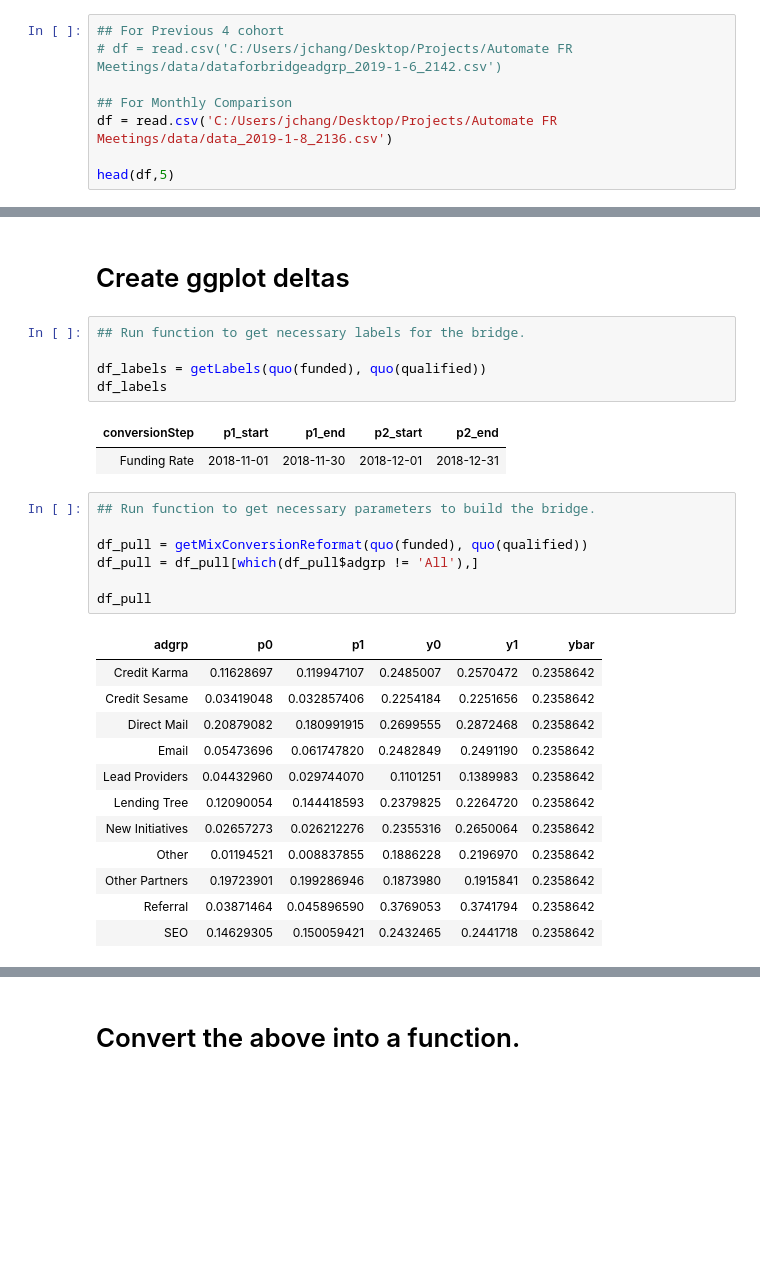
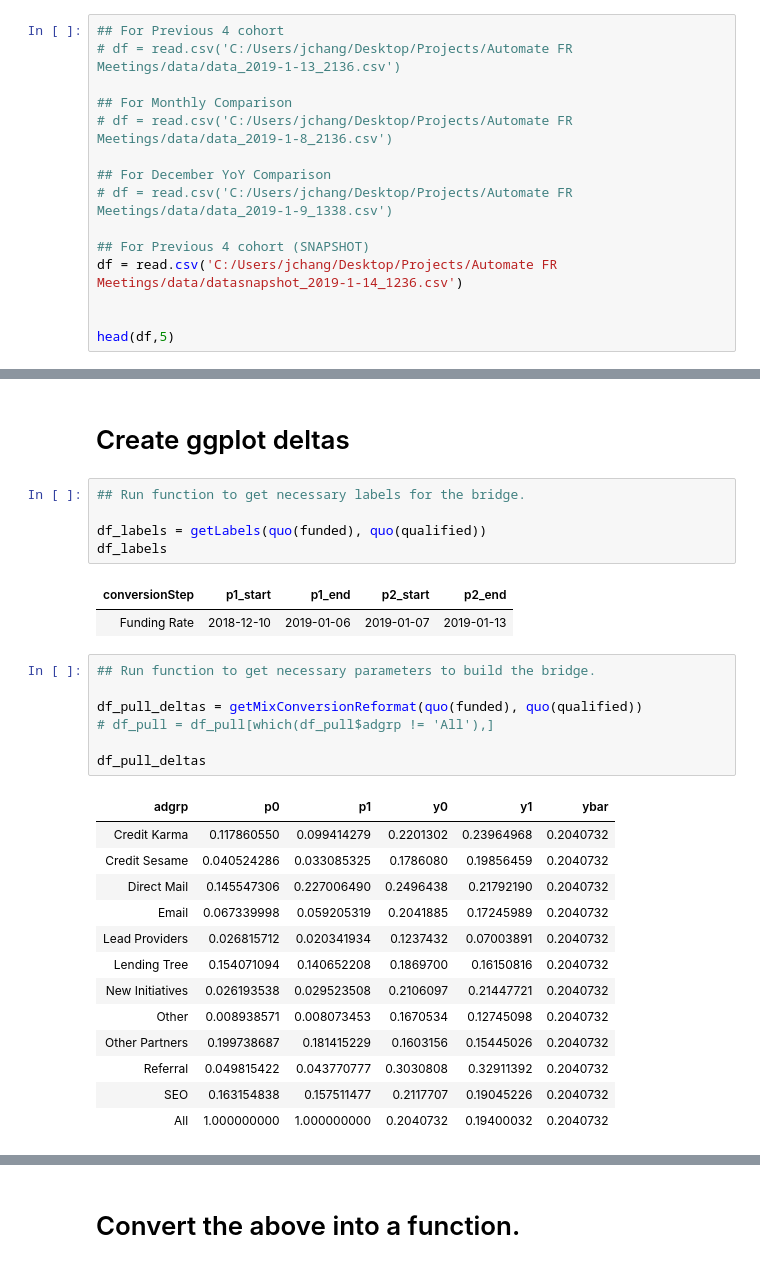
Before and after one commit to jasonchang2018/automate-fr-meeting, a Jupyter notebook: preprocessing/get-data-for-funnel-adgrps-bridge.ipynb, the cells around one changed output, grey strips where cells are left out. Cells and saved outputs as stored; diff of their text form; blank space fills up the shorter version.

```diff
--- a/preprocessing/get-data-for-funnel-adgrps-bridge.ipynb
+++ b/preprocessing/get-data-for-funnel-adgrps-bridge.ipynb
@@ -65,10 +65,17 @@ checkReportingConnection = function() {
 # Import Data
 # %%
 ## For Previous 4 cohort
-# df = read.csv('C:/Users/jchang/Desktop/Projects/Automate FR Meetings/data/dataforbridgeadgrp_2019-1-6_2142.csv')
+# df = read.csv('C:/Users/jchang/Desktop/Projects/Automate FR Meetings/data/data_2019-1-13_2136.csv')
 
 ## For Monthly Comparison
-df = read.csv('C:/Users/jchang/Desktop/Projects/Automate FR Meetings/data/data_2019-1-8_2136.csv')
+# df = read.csv('C:/Users/jchang/Desktop/Projects/Automate FR Meetings/data/data_2019-1-8_2136.csv')
+
+## For December YoY Comparison
+# df = read.csv('C:/Users/jchang/Desktop/Projects/Automate FR Meetings/data/data_2019-1-9_1338.csv')
+
+## For Previous 4 cohort (SNAPSHOT)
+df = read.csv('C:/Users/jchang/Desktop/Projects/Automate FR Meetings/data/datasnapshot_2019-1-14_1236.csv')
+
 
 head(df,5)
 # %% [output]
@@ -731,27 +738,28 @@ df_labels = getLabels(quo(funded), quo(qualified))
 df_labels
 # %% [output]
 | conversionStep | p1_start | p1_end | p2_start | p2_end |
-| Funding Rate | 2018-11-01 | 2018-11-30 | 2018-12-01 | 2018-12-31 |
+| Funding Rate | 2018-12-10 | 2019-01-06 | 2019-01-07 | 2019-01-13 |
 # %%
 ## Run function to get necessary parameters to build the bridge.
 
-df_pull = getMixConversionReformat(quo(funded), quo(qualified))
-df_pull = df_pull[which(df_pull$adgrp != 'All'),]
+df_pull_deltas = getMixConversionReformat(quo(funded), quo(qualified))
+# df_pull = df_pull[which(df_pull$adgrp != 'All'),]
 
-df_pull
+df_pull_deltas
 # %% [output]
 | adgrp | p0 | p1 | y0 | y1 | ybar |
-| Credit Karma | 0.11628697 | 0.119947107 | 0.2485007 | 0.2570472 | 0.2358642 |
-| Credit Sesame | 0.03419048 | 0.032857406 | 0.2254184 | 0.2251656 | 0.2358642 |
-| Direct Mail | 0.20879082 | 0.180991915 | 0.2699555 | 0.2872468 | 0.2358642 |
-| Email | 0.05473696 | 0.061747820 | 0.2482849 | 0.2491190 | 0.2358642 |
-| Lead Providers | 0.04432960 | 0.029744070 | 0.1101251 | 0.1389983 | 0.2358642 |
-| Lending Tree | 0.12090054 | 0.144418593 | 0.2379825 | 0.2264720 | 0.2358642 |
-| New Initiatives | 0.02657273 | 0.026212276 | 0.2355316 | 0.2650064 | 0.2358642 |
-| Other | 0.01194521 | 0.008837855 | 0.1886228 | 0.2196970 | 0.2358642 |
-| Other Partners | 0.19723901 | 0.199286946 | 0.1873980 | 0.1915841 | 0.2358642 |
-| Referral | 0.03871464 | 0.045896590 | 0.3769053 | 0.3741794 | 0.2358642 |
-| SEO | 0.14629305 | 0.150059421 | 0.2432465 | 0.2441718 | 0.2358642 |
+| Credit Karma | 0.117860550 | 0.099414279 | 0.2201302 | 0.23964968 | 0.2040732 |
+| Credit Sesame | 0.040524286 | 0.033085325 | 0.1786080 | 0.19856459 | 0.2040732 |
+| Direct Mail | 0.145547306 | 0.227006490 | 0.2496438 | 0.21792190 | 0.2040732 |
+| Email | 0.067339998 | 0.059205319 | 0.2041885 | 0.17245989 | 0.2040732 |
+| Lead Providers | 0.026815712 | 0.020341934 | 0.1237432 | 0.07003891 | 0.2040732 |
+| Lending Tree | 0.154071094 | 0.140652208 | 0.1869700 | 0.16150816 | 0.2040732 |
+| New Initiatives | 0.026193538 | 0.029523508 | 0.2106097 | 0.21447721 | 0.2040732 |
+| Other | 0.008938571 | 0.008073453 | 0.1670534 | 0.12745098 | 0.2040732 |
+| Other Partners | 0.199738687 | 0.181415229 | 0.1603156 | 0.15445026 | 0.2040732 |
+| Referral | 0.049815422 | 0.043770777 | 0.3030808 | 0.32911392 | 0.2040732 |
+| SEO | 0.163154838 | 0.157511477 | 0.2117707 | 0.19045226 | 0.2040732 |
+| All | 1.000000000 | 1.000000000 | 0.2040732 | 0.19400032 | 0.2040732 |
 # %%
 ## Calculate the deltas and format in long view.
 
```
Also changed, not shown: parts of 29 cells of this notebook.
